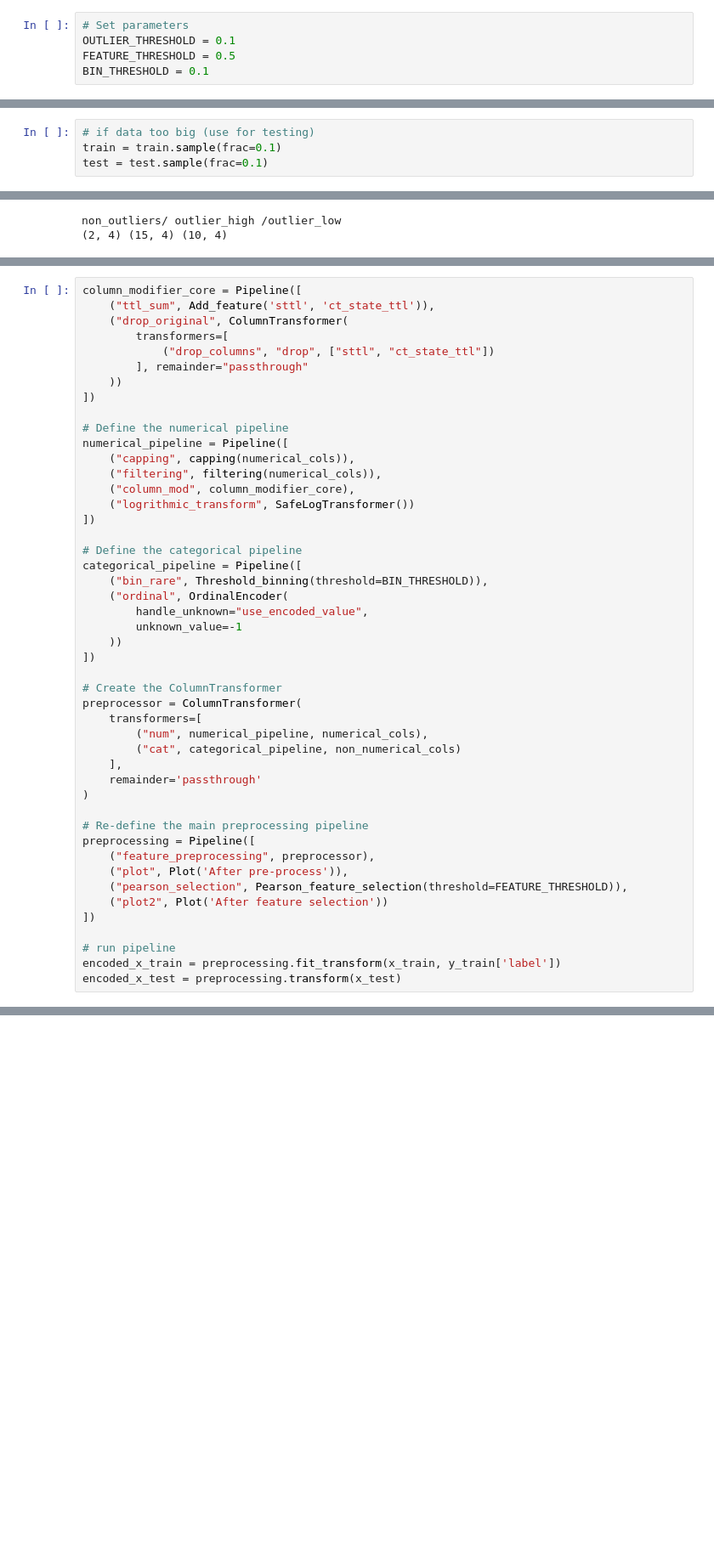
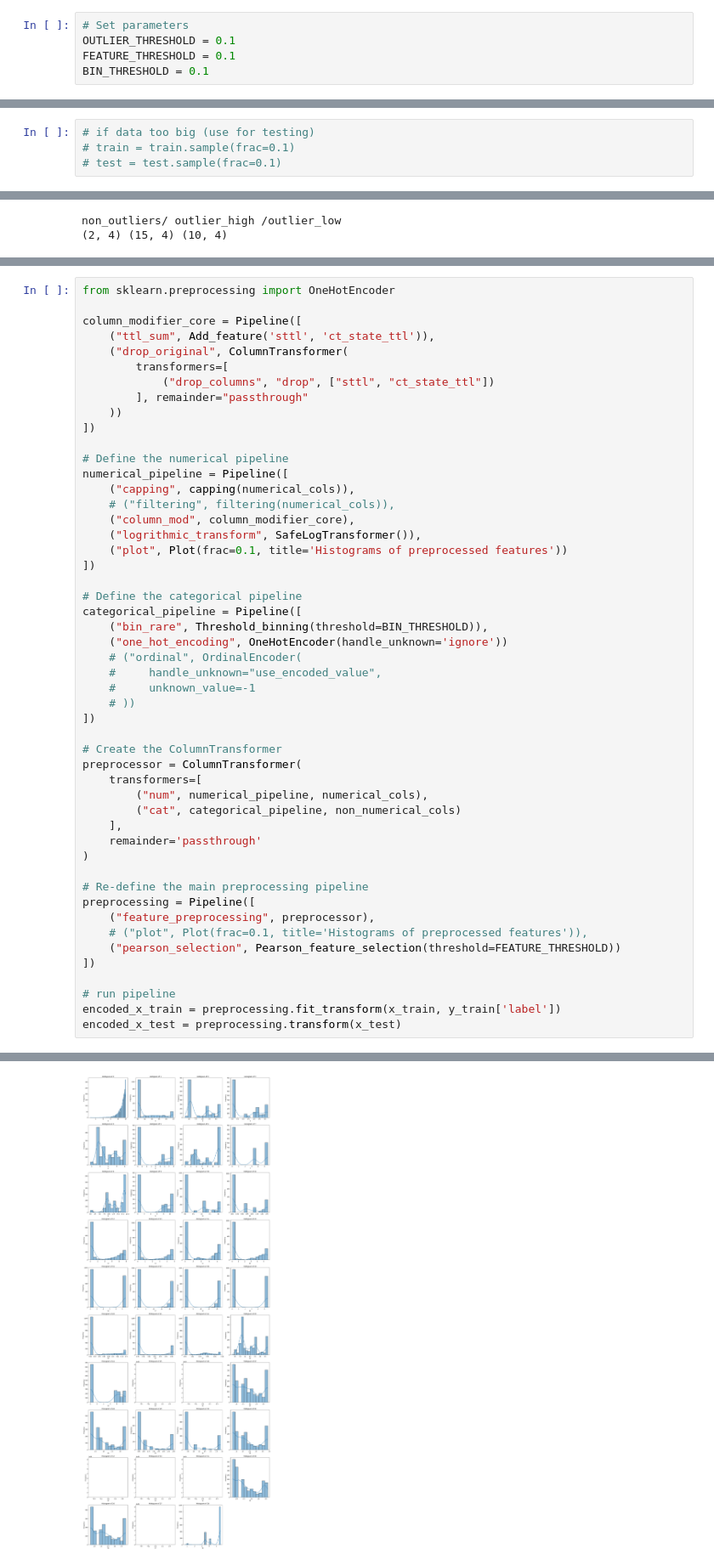
Before and after one commit to Saltizm/Data-mining-group-project, a Jupyter notebook: code.ipynb, the cells around one changed output, grey strips where cells are left out. Shown at 85% size. Saved outputs shown, nothing was run; the diff lists cells and outputs as text; blank space fills up the shorter version.

```diff
--- a/code.ipynb
+++ b/code.ipynb
@@ -32,14 +32,14 @@ except FileNotFoundError as e:
 # %%
 # Set parameters
 OUTLIER_THRESHOLD = 0.1
-FEATURE_THRESHOLD = 0.5
+FEATURE_THRESHOLD = 0.1
 BIN_THRESHOLD = 0.1
 # %%
 np.random.seed(42)
 # %%
 # if data too big (use for testing)
-train = train.sample(frac=0.1)
-test = test.sample(frac=0.1)
+# train = train.sample(frac=0.1)
+# test = test.sample(frac=0.1)
 # %%
 print(train.shape, test.shape)
 # 45 attributes
@@ -556,6 +588,8 @@ Name: label, dtype: float64
 Highest correlation coefficient: 0.6913
 [figure]
 # %%
+from sklearn.preprocessing import OneHotEncoder
+
 column_modifier_core = Pipeline([
     ("ttl_sum", Add_feature('sttl', 'ct_state_ttl')),
     ("drop_original", ColumnTransformer(
@@ -568,18 +602,20 @@ column_modifier_core = Pipeline([
 # Define the numerical pipeline
 numerical_pipeline = Pipeline([
     ("capping", capping(numerical_cols)),
-    ("filtering", filtering(numerical_cols)),
+    # ("filtering", filtering(numerical_cols)),
     ("column_mod", column_modifier_core),
-    ("logrithmic_transform", SafeLogTransformer())
+    ("logrithmic_transform", SafeLogTransformer()),
+    ("plot", Plot(frac=0.1, title='Histograms of preprocessed features'))
 ])
 
 # Define the categorical pipeline
 categorical_pipeline = Pipeline([
     ("bin_rare", Threshold_binning(threshold=BIN_THRESHOLD)),
-    ("ordinal", OrdinalEncoder(
-        handle_unknown="use_encoded_value",
-        unknown_value=-1
-    ))
+    ("one_hot_encoding", OneHotEncoder(handle_unknown='ignore'))
+    # ("ordinal", OrdinalEncoder(
+    #     handle_unknown="use_encoded_value",
+    #     unknown_value=-1
+    # ))
 ])
 
 # Create the ColumnTransformer
@@ -594,9 +630,8 @@ preprocessor = ColumnTransformer(
 # Re-define the main preprocessing pipeline
 preprocessing = Pipeline([
     ("feature_preprocessing", preprocessor),
-    ("plot", Plot('After pre-process')),
-    ("pearson_selection", Pearson_feature_selection(threshold=FEATURE_THRESHOLD)),
-    ("plot2", Plot('After feature selection'))
+    # ("plot", Plot(frac=0.1, title='Histograms of preprocessed features')),
+    ("pearson_selection", Pearson_feature_selection(threshold=FEATURE_THRESHOLD))
 ])
 
 # run pipeline
@@ -606,0 +645 @@ AttributeError: 'numpy.ndarray' object has no attribute 'columns'
+[figure, added]
```
Also changed, not shown: parts of 10 cells of this notebook.
